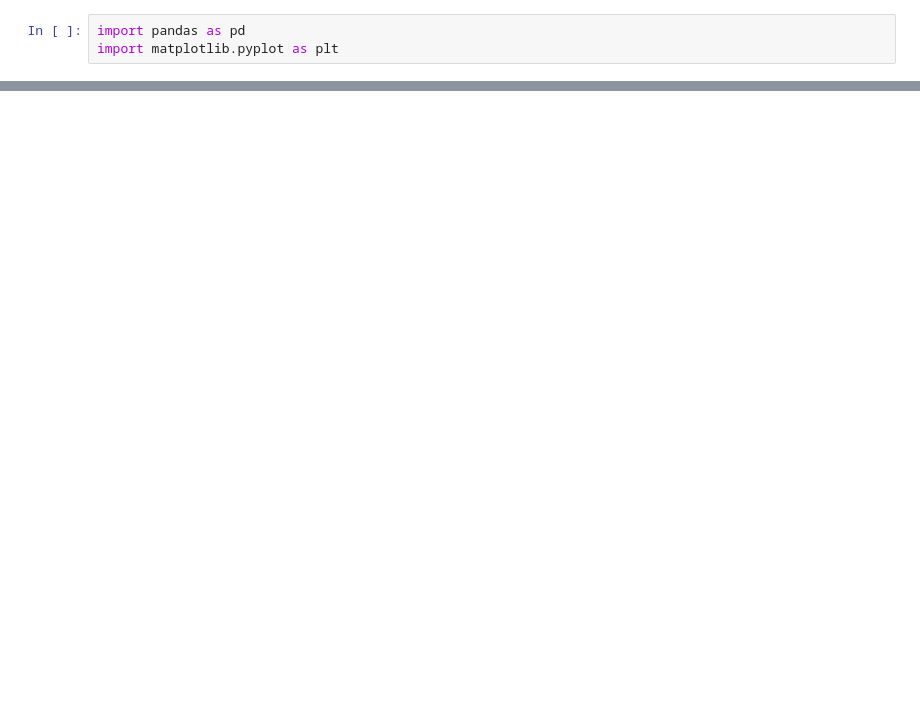
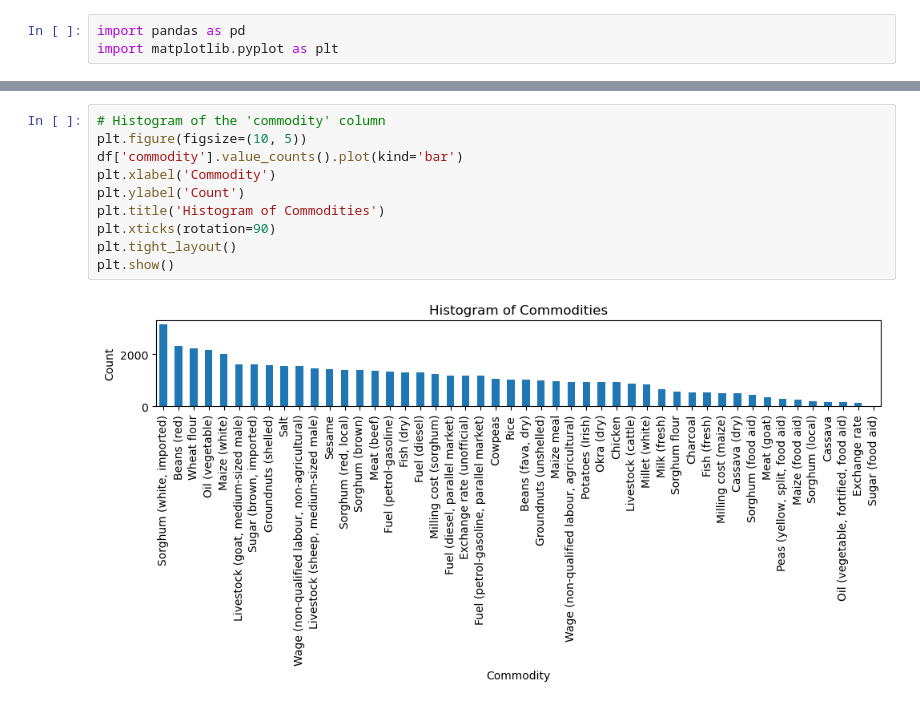
Before and after one commit to Joeryy/JBG060-DC3-23-24-group-2, a Jupyter notebook: patra_food_idx.ipynb, the cells around one changed output, grey strips where cells are left out. Cells and saved outputs as stored; diff of their text form; blank space fills up the shorter version.

```diff
--- a/patra_food_idx.ipynb
+++ b/patra_food_idx.ipynb
@@ -63 +86,13 @@ data = pd.read_csv("data/food_crises_cleaned.csv", parse_dates=['date'])
+# %%
+# Histogram of the 'commodity' column
+plt.figure(figsize=(10, 5))
+df['commodity'].value_counts().plot(kind='bar')
+plt.xlabel('Commodity')
+plt.ylabel('Count')
+plt.title('Histogram of Commodities')
+plt.xticks(rotation=90)
+plt.tight_layout()
+plt.show()
+# %% [output]
+[figure, added]
 # %%
```
Also changed, not shown: parts of 15 cells of this notebook, 2 other files.
